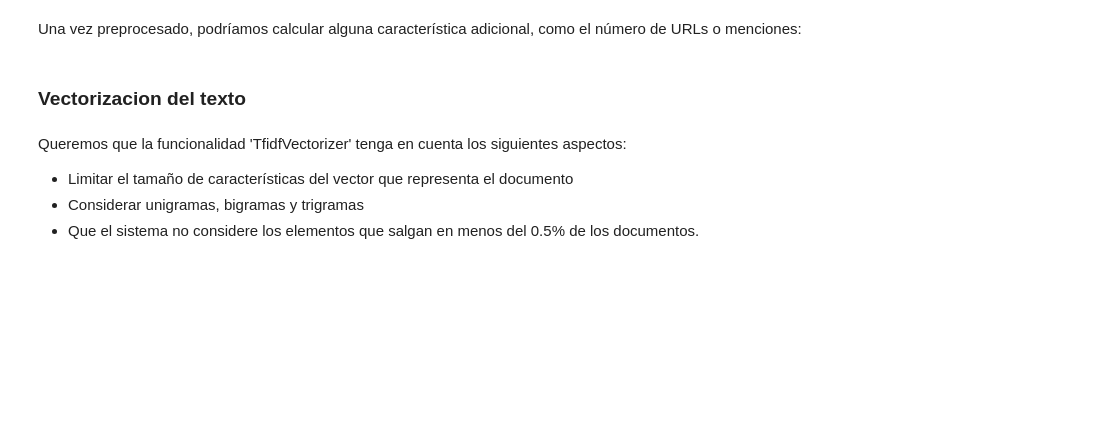
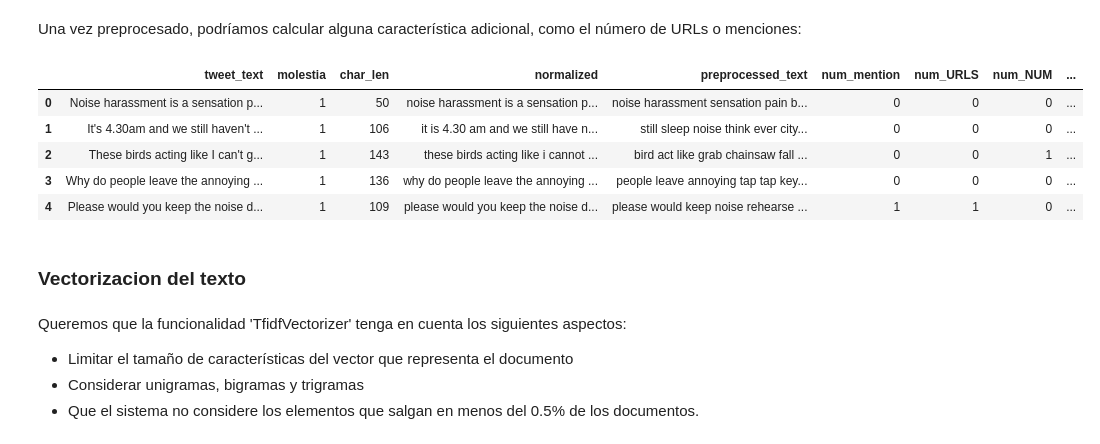
Before and after one commit to ivanrnarvaez/text_mining, a Jupyter notebook: 5_TextClassification_FeaturesAndLM_master_alumnos.ipynb, the cells around one changed output. Cells and saved outputs as stored; diff of their text form; code cells hidden in the pictures; blank space fills up the shorter version.

```diff
--- a/5_TextClassification_FeaturesAndLM_master_alumnos.ipynb
+++ b/5_TextClassification_FeaturesAndLM_master_alumnos.ipynb
@@ -232,6 +317,6 @@ def normalizar_tokens(documento):
 
     return documento_modificado
 # %%
-dataset["normalized"] = dataset["normalized"].progress_apply(lambda x: _______________(x))
+dataset["normalized"] = dataset["normalized"].progress_apply(lambda x: normalizar_tokens(x))
 # %%
 dataset.normalized.to_list()
@@ -256,7 +359,7 @@ def lematizar_eliminacion_tokens(texto):
 
     return texto_procesado
 # %%
-dataset["preprocessed_text"] = dataset["normalized"].progress_apply(lambda x: __________________(x))
+dataset["preprocessed_text"] = dataset["normalized"].progress_apply(lambda x: lematizar_eliminacion_tokens(x))
 # %% [markdown]
 Una vez procesado el texto, vamos a rehacer los word clouds para interpretar mejor el contenido de éste y visualizar el correcto funcionamiento del proceso:
 # %%
@@ -281,6 +388,22 @@ def token_appearance(document, token = "MENTION"):
 dataset["num_mention"] = dataset["preprocessed_text"].progress_apply(lambda x: token_appearance(x, token="MENTION"))
 dataset["num_URLS"] = dataset["preprocessed_text"].progress_apply(lambda x: token_appearance(x, token="URL"))
 dataset["num_NUM"] = dataset["preprocessed_text"].progress_apply(lambda x: token_appearance(x, token="NUM"))
+# %%
+  def count_adj(texto):
+    doc = nlp(texto)
+    adj = [token for token in doc if token.pos_ == "ADJ"]
+    return len(adj)
+# %%
+dataset['num_ADJ'] = dataset["preprocessed_text"].progress_apply(lambda x: count_adj(x))
+# %%
+dataset.head()
+# %% [output]
+|  | tweet_text | molestia | char_len | normalized | preprocessed_text | num_mention | num_URLS | num_NUM | ... |
+| 0 | Noise harassment is a sensation p... | 1 | 50 | noise harassment is a sensation p... | noise harassment sensation pain b... | 0 | 0 | 0 | ... |
+| 1 | It's 4.30am and we still haven't ... | 1 | 106 | it is 4.30 am and we still have n... | still sleep noise think ever city... | 0 | 0 | 0 | ... |
+| 2 | These birds acting like I can't g... | 1 | 143 | these birds acting like i cannot ... | bird act like grab chainsaw fall ... | 0 | 0 | 1 | ... |
+| 3 | Why do people leave the annoying ... | 1 | 136 | why do people leave the annoying ... | people leave annoying tap tap key... | 0 | 0 | 0 | ... |
+| 4 | Please would you keep the noise d... | 1 | 109 | please would you keep the noise d... | please would keep noise rehearse ... | 1 | 1 | 0 | ... |
 # %% [markdown]
 ### Vectorizacion del texto
 # %% [markdown]
```
Also changed, not shown: parts of 55 cells of this notebook.
